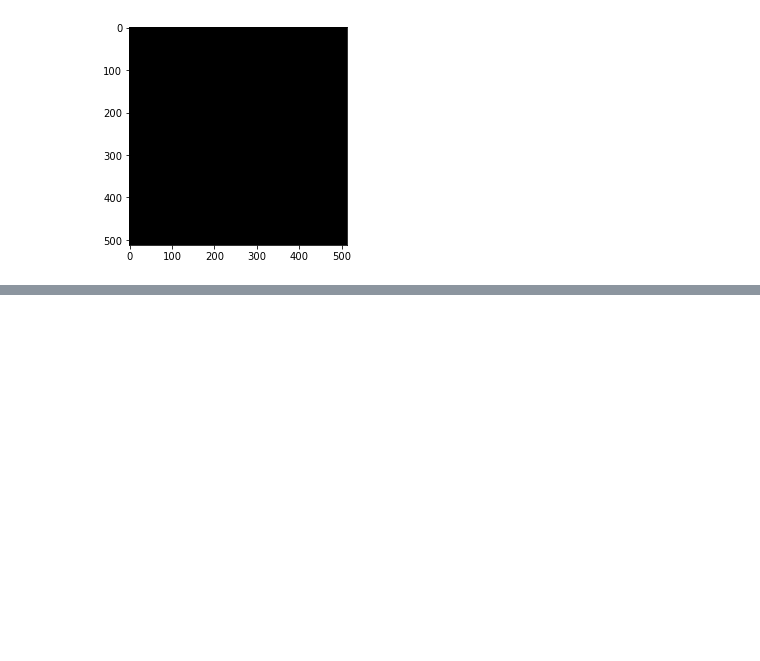
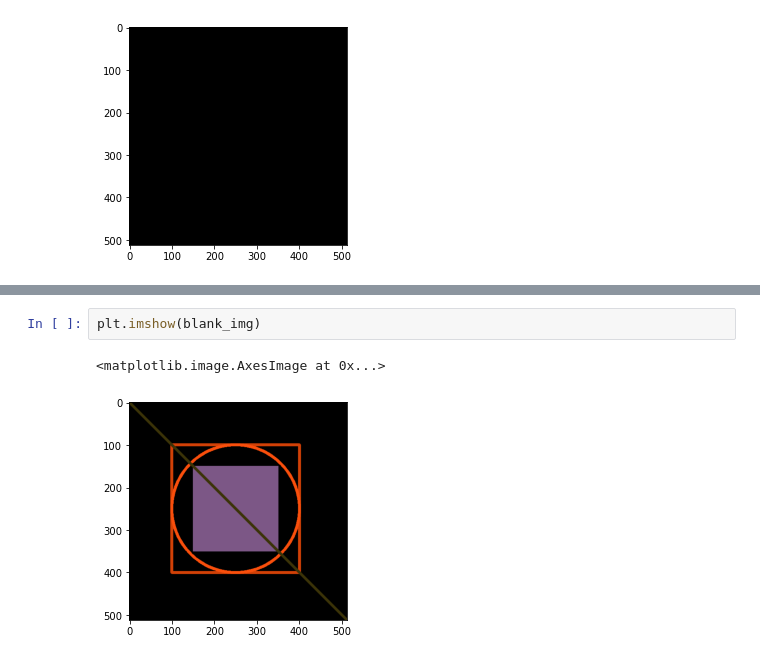
Before and after one commit to TyW-98/OpenCV-Practice, a Jupyter notebook: Numpy_Image_Basics/Drawing_on_image.ipynb, the cells around one changed output, grey strips where cells are left out. Saved outputs shown, nothing was run; the diff lists cells and outputs as text; blank space fills up the shorter version.

```diff
--- a/Numpy_Image_Basics/Drawing_on_image.ipynb
+++ b/Numpy_Image_Basics/Drawing_on_image.ipynb
@@ -12,0 +108,5 @@ plt.imshow(blank_img)
+# %%
+plt.imshow(blank_img)
+# %% [output]
+<matplotlib.image.AxesImage at 0x...>
+[figure, added]
```
Also changed, not shown: parts of 15 cells of this notebook.
